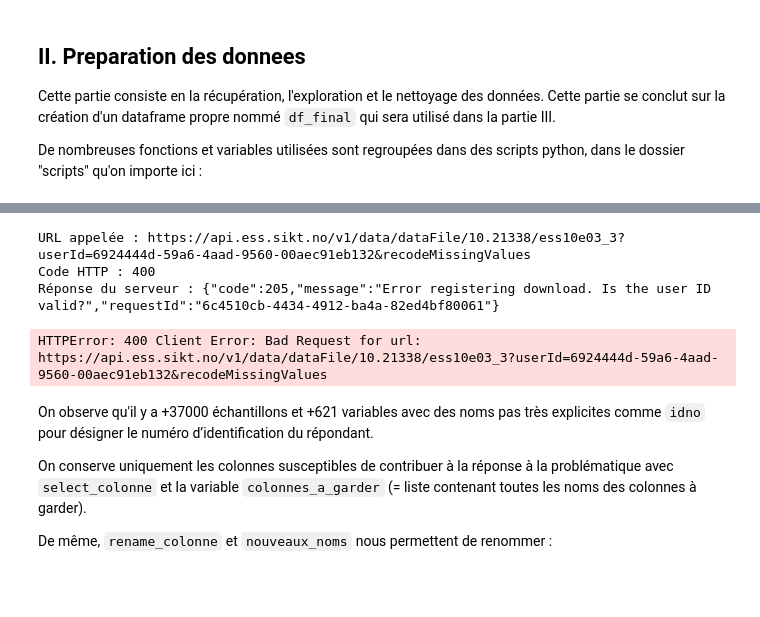
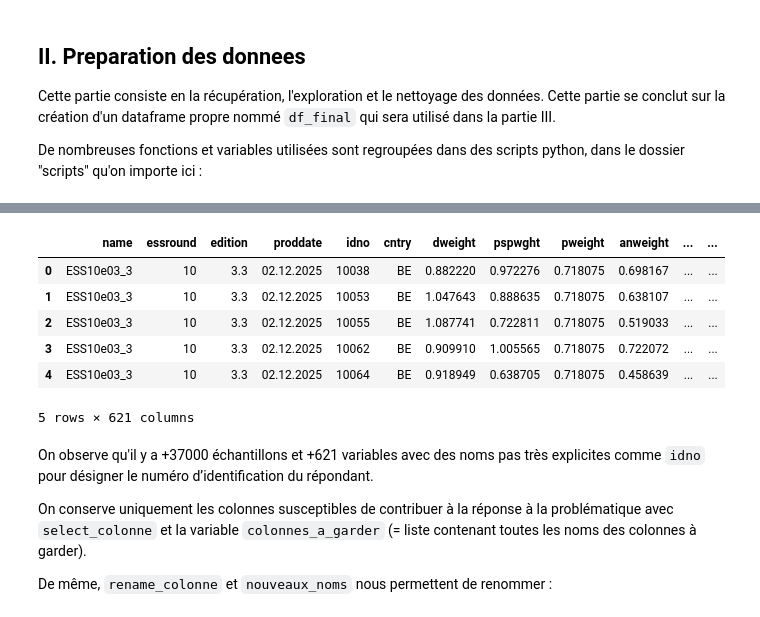
Before and after one commit to leila333/pythonds_2026, a Jupyter notebook: rapport_final.ipynb, the cells around one changed output, grey strips where cells are left out. Saved outputs shown, nothing was run; the diff lists cells and outputs as text; code cells hidden in the pictures; blank space fills up the shorter version.

```diff
--- a/rapport_final.ipynb
+++ b/rapport_final.ipynb
@@ -87,11 +96,19 @@ Lorsqu’on exécute la fonction `recuperer_donnes` définie dans preparation_da
 # %%
-df_ess_2020 = recuperer_donnees_API(2020)
+# Récupérer les données avec l'API :
+# df_ess_2020 = recuperer_donnees_API(2020)
+
+# Récupérer les données du fichier parquet du repo
+df_ess_2020 = recuperer_donnees()
+
 display(df_ess_2020.head(5))
 # %% [output]
+|  | name | essround | edition | proddate | idno | cntry | dweight | pspwght | pweight | anweight | ... | ... |
+| 0 | ESS10e03_3 | 10 | 3.3 | 02.12.2025 | 10038 | BE | 0.882220 | 0.972276 | 0.718075 | 0.698167 | ... | ... |
+| 1 | ESS10e03_3 | 10 | 3.3 | 02.12.2025 | 10053 | BE | 1.047643 | 0.888635 | 0.718075 | 0.638107 | ... | ... |
+| 2 | ESS10e03_3 | 10 | 3.3 | 02.12.2025 | 10055 | BE | 1.087741 | 0.722811 | 0.718075 | 0.519033 | ... | ... |
+| 3 | ESS10e03_3 | 10 | 3.3 | 02.12.2025 | 10062 | BE | 0.909910 | 1.005565 | 0.718075 | 0.722072 | ... | ... |
+| 4 | ESS10e03_3 | 10 | 3.3 | 02.12.2025 | 10064 | BE | 0.918949 | 0.638705 | 0.718075 | 0.458639 | ... | ... |
-URL appelée : https://api.ess.sikt.no/v1/data/dataFile/10.21338/ess10e03_3?userId=6924444d-59a6-4aad-9560-00aec91eb132&recodeMissingValues
-Code HTTP : 400
-Réponse du serveur : {"code":205,"message":"Error registering download. Is the user ID valid?","requestId":"6c4510cb-4434-4912-ba4a-82ed4bf80061"}
+5 rows × 621 columns
-HTTPError: 400 Client Error: Bad Request for url: https://api.ess.sikt.no/v1/data/dataFile/10.21338/ess10e03_3?userId=6924444d-59a6-4aad-9560-00aec91eb132&recodeMissingValues
 # %% [markdown]
 On observe qu'il y a +37000 échantillons et +621 variables avec des noms pas très explicites comme `idno` pour désigner le numéro d’identification du répondant.
 
```
Also changed, not shown: parts of 4 cells of this notebook, 2 other files.
